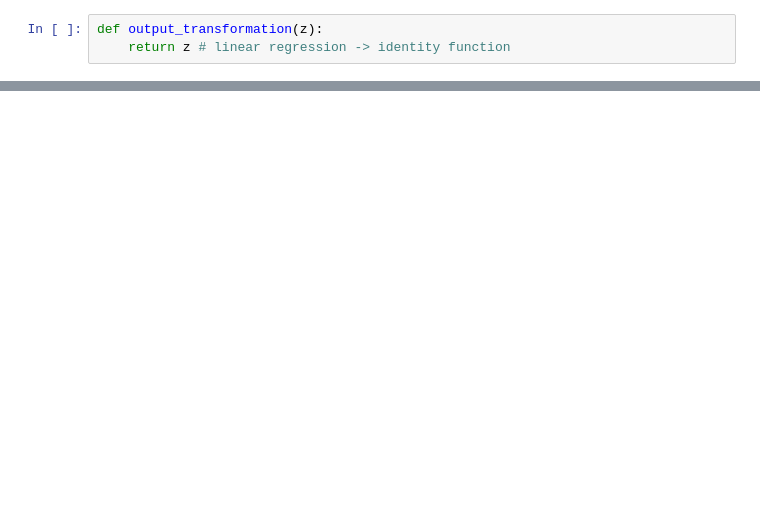
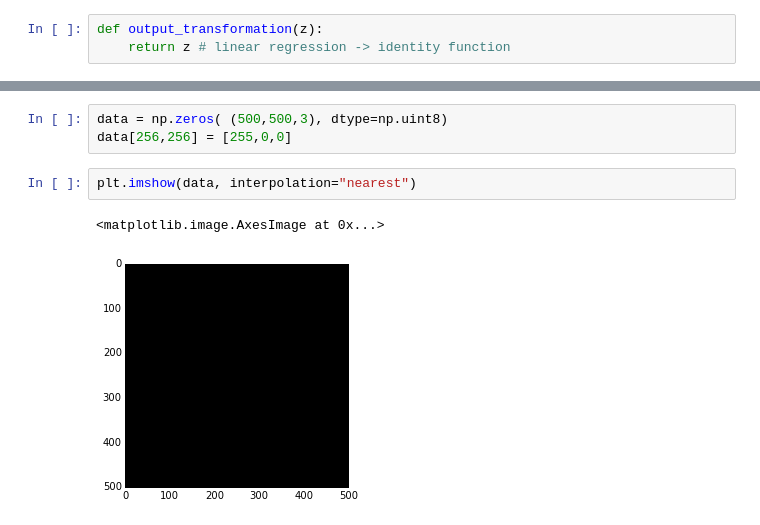
Before and after one commit to du-phan/AI_project, a Jupyter notebook: Neural_network.ipynb, the cells around one changed output, grey strips where cells are left out. Cells and saved outputs as stored; diff of their text form; blank space fills up the shorter version.

```diff
--- a/Neural_network.ipynb
+++ b/Neural_network.ipynb
@@ -85,0 +225,8 @@ s
+# %%
+data = np.zeros( (500,500,3), dtype=np.uint8)
+data[256,256] = [255,0,0]
+# %%
+plt.imshow(data, interpolation="nearest")
+# %% [output]
+<matplotlib.image.AxesImage at 0x...>
+[figure, added]
```
Also changed, not shown: parts of 27 cells of this notebook.
